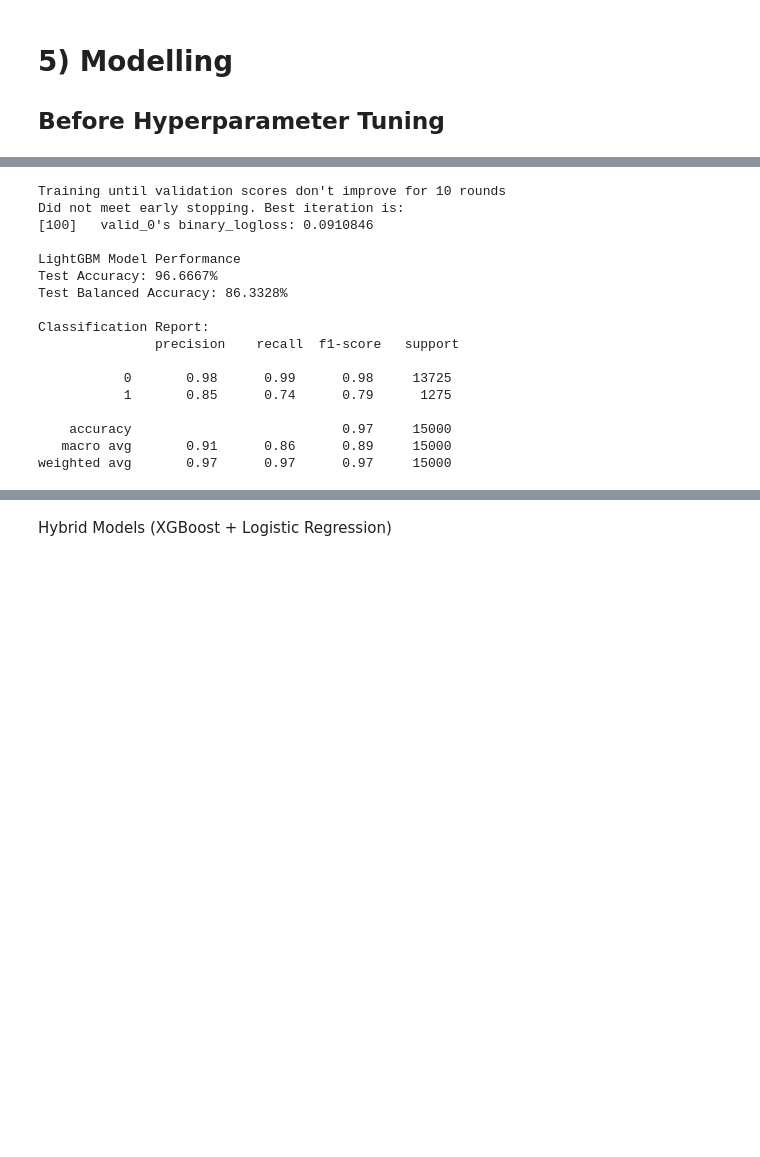
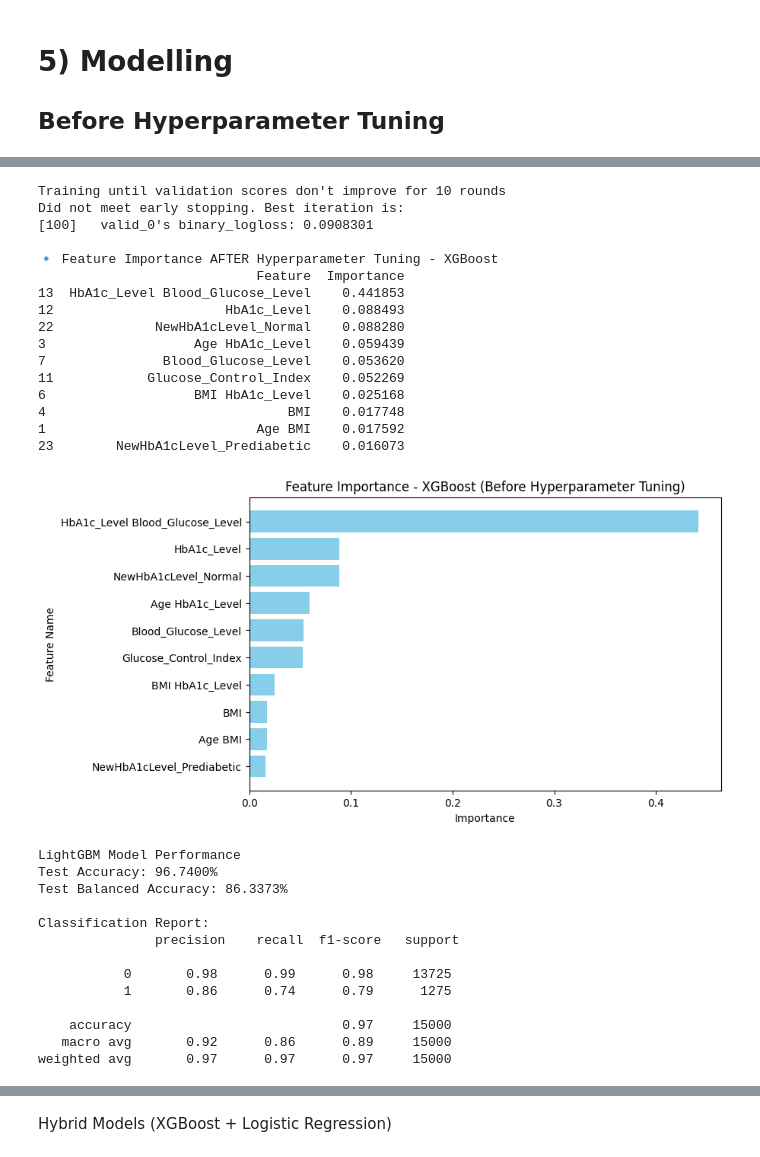
Before and after one commit to tehhanyi/INF2008-Machine-Learning-Project, a Jupyter notebook: Diabetes_Prediction_Edited.ipynb, the cells around one changed output, grey strips where cells are left out. Saved outputs shown, nothing was run; the diff lists cells and outputs as text; code cells hidden in the pictures; blank space fills up the shorter version.

```diff
--- a/Diabetes_Prediction_Edited.ipynb
+++ b/Diabetes_Prediction_Edited.ipynb
@@ -600,45 +600,80 @@ weighted avg       0.96      0.96      0.96     15000
 # %%
 # ✅ Step 1: Define LightGBM Model
 lgb_model = lgb.LGBMClassifier(verbose=-1) # Suppress LightGBM warnings
 
 # ✅ Step 2: Train LightGBM with Early Stopping Using Callbacks
 lgb_model.fit(
     X_train_balanced, y_train_balanced,
     eval_set=[(X_test, y_test)],  # Validation set
     eval_metric="logloss",
     callbacks=[early_stopping(10)]  # Stops after 10 rounds with no improvement
 )
+
+# ✅ Print Feature Importance AFTER Tuning (Corrected)
+print("\n🔹 Feature Importance AFTER Hyperparameter Tuning - XGBoost")
+
+# Ensure X_train_balanced is correctly referenced
+feature_importance_df = pd.DataFrame({'Feature': X_train_balanced.columns, 'Importance': xgb_model.feature_importances_})
+
+# Sort by importance
+feature_importance_df = feature_importance_df.sort_values(by='Importance', ascending=False)
+
+# Print Top 10 Most Important Features
+print(feature_importance_df.head(10))  # Print Top 10 Features
+
+# Plot Feature Importance
+import matplotlib.pyplot as plt
+plt.figure(figsize=(8, 5))
+plt.barh(feature_importance_df['Feature'][:10], feature_importance_df['Importance'][:10], color='skyblue')
+plt.xlabel('Importance')
+plt.ylabel('Feature Name')
+plt.title('Feature Importance - XGBoost (Before Hyperparameter Tuning)')
+plt.gca().invert_yaxis()  # Highest importance at the top
+plt.show()
 
 # ✅ Step 3: Make Predictions
 y_pred_lgb = lgb_model.predict(X_test)
 
 # ✅ Step 4: Compute Accuracy & Balanced Accuracy
 test_accuracy = accuracy_score(y_test, y_pred_lgb) * 100
 test_balanced_accuracy = balanced_accuracy_score(y_test, y_pred_lgb) * 100
 
 # ✅ Step 5: Print Scores
 print("\nLightGBM Model Performance")
 print(f"Test Accuracy: {test_accuracy:.4f}%")
 print(f"Test Balanced Accuracy: {test_balanced_accuracy:.4f}%")
 print("\nClassification Report:\n", classification_report(y_test, y_pred_lgb))
 # %% [output]
 Training until validation scores don't improve for 10 rounds
 Did not meet early stopping. Best iteration is:
-[100]   valid_0's binary_logloss: 0.0910846
+[100]   valid_0's binary_logloss: 0.0908301
 
-LightGBM Model Performance
-Test Accuracy: 96.6667%
-Test Balanced Accuracy: 86.3328%
-
-Classification Report:
-               precision    recall  f1-score   support
-
-           0       0.98      0.99      0.98     13725
-           1       0.85      0.74      0.79      1275
-
-    accuracy                           0.97     15000
-   macro avg       0.91      0.86      0.89     15000
-weighted avg       0.97      0.97      0.97     15000
+🔹 Feature Importance AFTER Hyperparameter Tuning - XGBoost
+                            Feature  Importance
+13  HbA1c_Level Blood_Glucose_Level    0.441853
+12                      HbA1c_Level    0.088493
+22             NewHbA1cLevel_Normal    0.088280
+3                   Age HbA1c_Level    0.059439
+7               Blood_Glucose_Level    0.053620
+11            Glucose_Control_Index    0.052269
+6                   BMI HbA1c_Level    0.025168
+4                               BMI    0.017748
+1                           Age BMI    0.017592
+23        NewHbA1cLevel_Prediabetic    0.016073
+[figure, added]
+LightGBM Model Performance
+Test Accuracy: 96.7400%
+Test Balanced Accuracy: 86.3373%
+
+Classification Report:
+               precision    recall  f1-score   support
+
+           0       0.98      0.99      0.98     13725
+           1       0.86      0.74      0.79      1275
+
+    accuracy                           0.97     15000
+   macro avg       0.92      0.86      0.89     15000
+weighted avg       0.97      0.97      0.97     15000
 # %%
 from sklearn.pipeline import Pipeline
 
```
Also changed, not shown: parts of 15 cells of this notebook.
